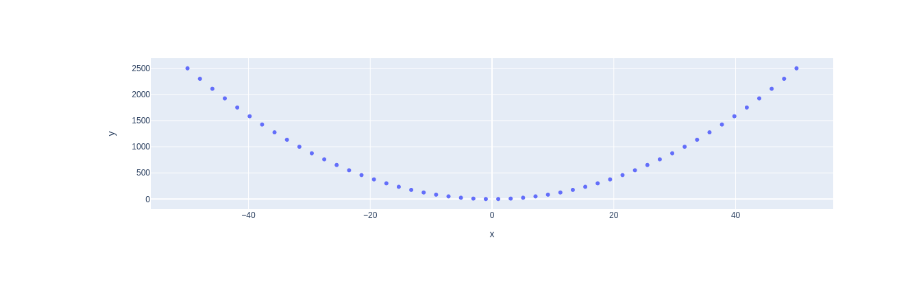
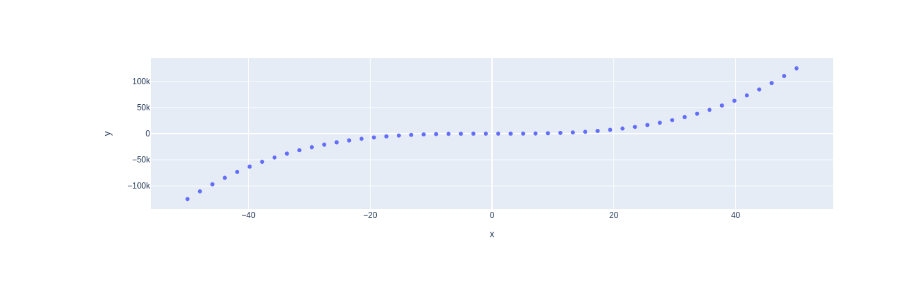
Before and after one commit to aus-michael-yang/my-notebooks-repo, a Jupyter notebook: experiment1.ipynb, the cells around one changed output. Cells and saved outputs as stored; diff of their text form; code cells hidden in the pictures.

```diff
--- a/experiment1.ipynb
+++ b/experiment1.ipynb
@@ -6,7 +6,7 @@ import plotly.express as px
 x = np.linspace(start=-50, stop=50)
 
 # y-axis data points
-y = x ** 2
+y = x ** 3
 
 # define the plot
 fig = px.scatter(x=x, y=y)
@@ -17 +16 @@ fig.show()
-[figure, old version]
+[figure, new version]
```
Also changed, not shown: parts of 1 cell of this notebook.
